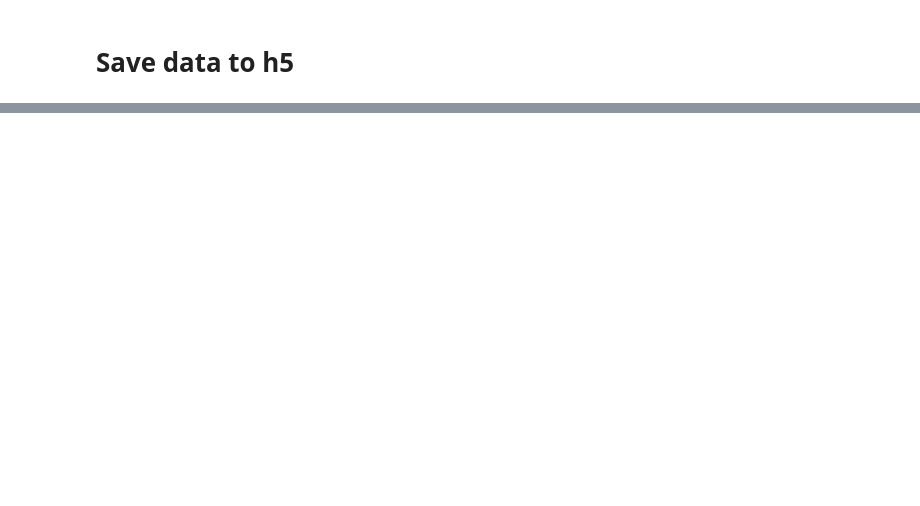
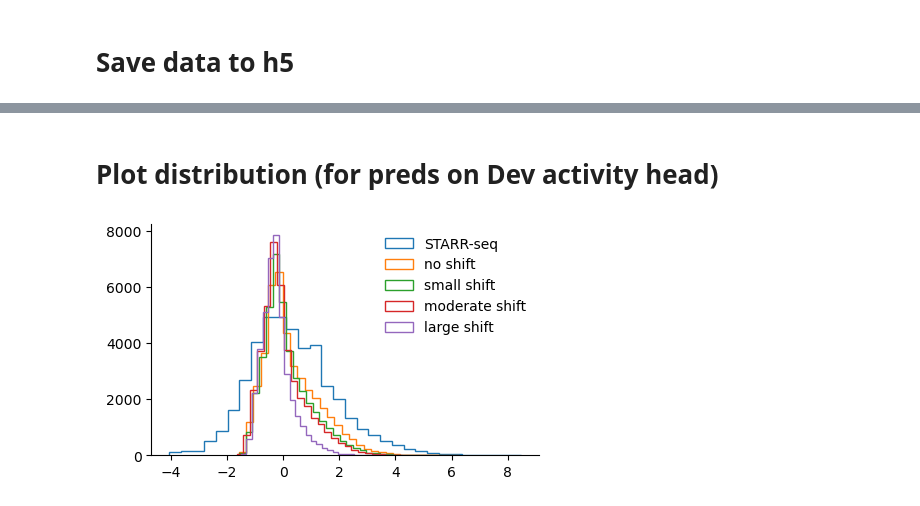
Before and after one commit to zrcjessica/ensemble_distillation, a Jupyter notebook: data_preprocessing/get_ood_starrseq.ipynb, the cells around one changed output, grey strips where cells are left out. Drawn from its saved outputs; the diff is of its cells as text; code cells hidden in the pictures; blank space fills up the shorter version.

```diff
--- a/data_preprocessing/get_ood_starrseq.ipynb
+++ b/data_preprocessing/get_ood_starrseq.ipynb
@@ -227,0 +315,3 @@ hf.close()
+# %%
+# predict on original seqs
+genomic_preds = test_mod.predict(X_test)
@@ -227,0 +322,3 @@ hf.close()
+# %%
+# predict on small shift
+mut_preds = test_mod.predict(X_test_mutagenesis)
@@ -227,0 +327,3 @@ hf.close()
+# %%
+# predict on moderate shift
+evoaug_preds = test_mod.predict(X_test_evoaug)
@@ -227,0 +332,3 @@ hf.close()
+# %%
+# predict on large shift
+shuffle_preds = test_mod.predict(X_test_random)
@@ -227,0 +337,18 @@ hf.close()
+# %% [markdown]
+# Plot distribution (for preds on Dev activity head)
+# %%
+num_bins = 30
+
+fig = plt.figure(figsize=(5,3))
+plt.hist(y_test[:,0], histtype='step', bins=num_bins)
+plt.hist(genomic_preds[:,0], histtype='step', bins=num_bins)
+plt.hist(mut_preds[:,0], histtype='step', bins=num_bins)
+plt.hist(evoaug_preds[:,0], histtype='step', bins=num_bins)
+plt.hist(shuffle_preds[:,0], histtype='step', bins=num_bins)
+plt.legend(['STARR-seq', 'no shift', 'small shift', 'moderate shift', 'large shift'], frameon=False)
+
+ax = plt.gca()
+ax.spines['right'].set_visible(False)
+ax.spines['top'].set_visible(False)
+# %% [output]
+[figure, added]
```
Also changed, not shown: parts of 38 cells of this notebook, 28 other files.
